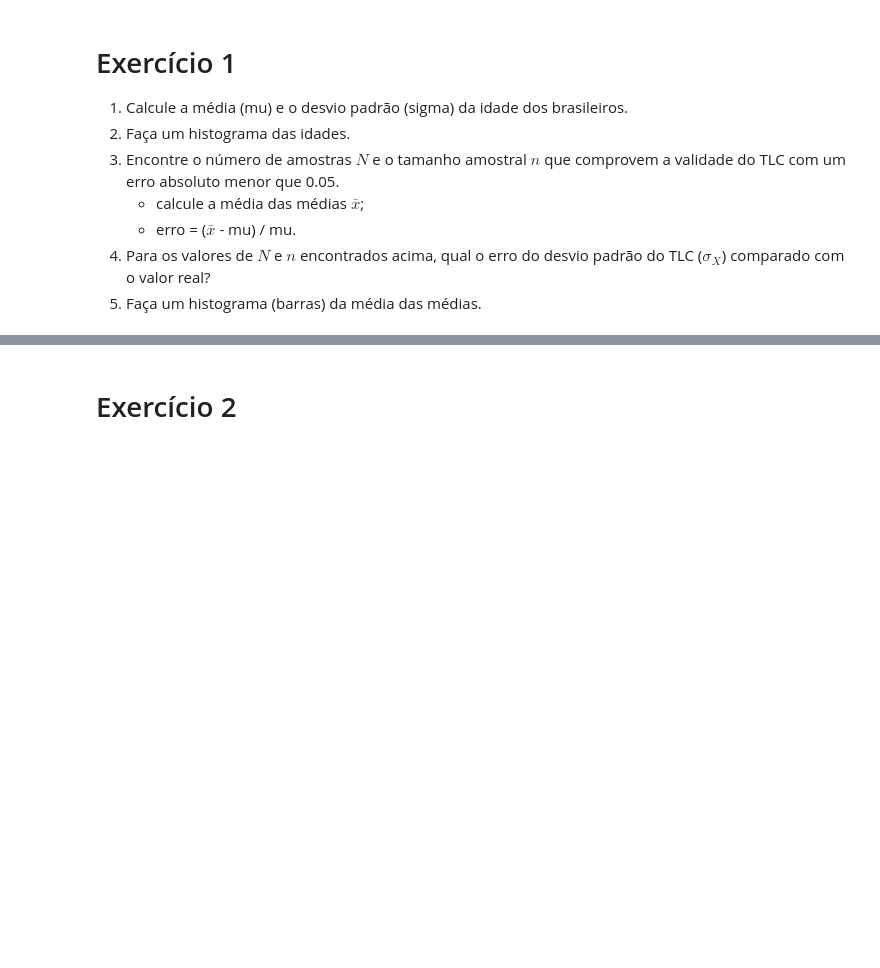
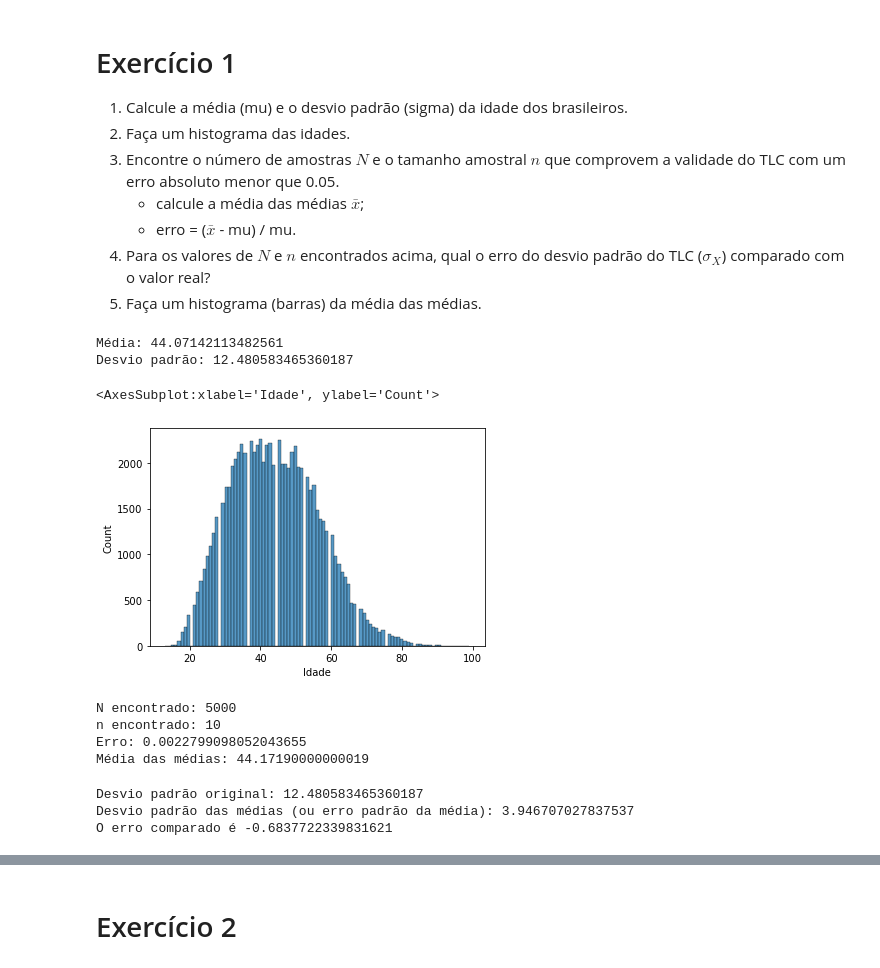
Before and after one commit to FelipeQCruz/BootCamp, a Jupyter notebook: Matemática e estatística/08_e_09_amostragem_e_CLT/09_exercicio.ipynb, the cells around one changed output, grey strips where cells are left out. Drawn from its saved outputs; the diff is of its cells as text; code cells hidden in the pictures; blank space fills up the shorter version.

```diff
--- a/Matemática e estatística/08_e_09_amostragem_e_CLT/09_exercicio.ipynb
+++ b/Matemática e estatística/08_e_09_amostragem_e_CLT/09_exercicio.ipynb
@@ -39,3 +45,39 @@ df.head()
     - erro = ($\bar{x}$ - mu) / mu.
 1. Para os valores de $N$ e $n$ encontrados acima, qual o erro do desvio padrão do TLC ($\sigma_X$) comparado com o valor real?
 1. Faça um histograma (barras) da média das médias.
+# %%
+mu = df['Idade'].mean()
+sigma = df['Idade'].std()
+
+print(f'Média: {mu}\nDesvio padrão: {sigma}')
+# %% [output]
+Média: 44.07142113482561
+Desvio padrão: 12.480583465360187
+# %%
+sns.histplot(x=df['Idade'])
+# %% [output]
+<AxesSubplot:xlabel='Idade', ylabel='Count'>
+[figure, added]
+# %%
+N = 5000
+n = 10
+
+means = [ df['Idade'].sample(n=n, replace=True).mean() for i in range(N)]
+
+x_barra = sum(means)/len(means)
+erro = (x_barra - mu)/mu
+
+print(f'N encontrado: {N}\nn encontrado: {n}\nErro: {erro}\nMédia das médias: {x_barra}')
+# %% [output]
+N encontrado: 5000
+n encontrado: 10
+Erro: 0.0022799098052043655
+Média das médias: 44.17190000000019
+# %%
+sigma_x = sigma/n**0.5
+print(f'Desvio padrão original: {sigma}\nDesvio padrão das médias (ou erro padrão da média): {sigma_x}')
+print(f'O erro comparado é {((sigma_x - sigma)/sigma)}')
+# %% [output]
+Desvio padrão original: 12.480583465360187
+Desvio padrão das médias (ou erro padrão da média): 3.946707027837537
+O erro comparado é -0.6837722339831621
```
Also changed, not shown: parts of 5 cells of this notebook, 2 other files.
